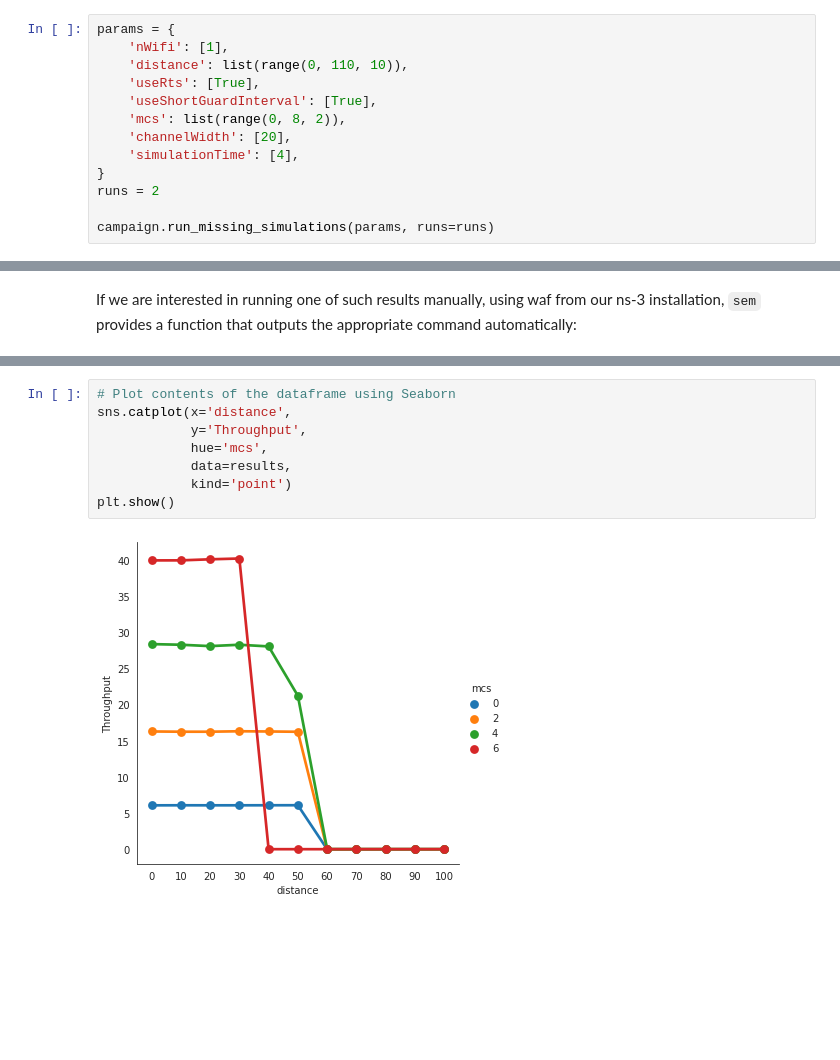
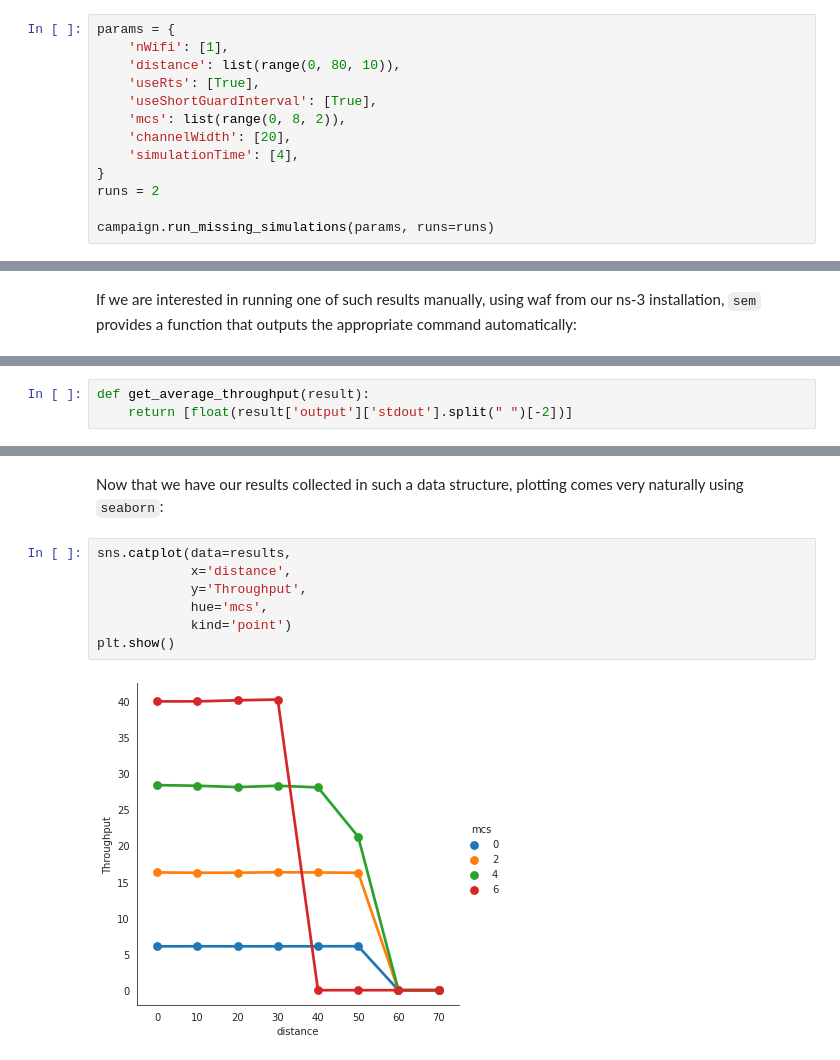
Before and after one commit to akshitpatel01/sem, a Jupyter notebook: examples/wifi-example.ipynb, the cells around one changed output, grey strips where cells are left out. Drawn from its saved outputs; the diff is of its cells as text; blank space fills up the shorter version.

```diff
--- a/examples/wifi-example.ipynb
+++ b/examples/wifi-example.ipynb
@@ -70,7 +70,7 @@ want ``sem`` to perform for each parameter combination.
 # %%
 params = {
     'nWifi': [1],
-    'distance': list(range(0, 110, 10)),
+    'distance': list(range(0, 80, 10)),
     'useRts': [True],
     'useShortGuardInterval': [True],
     'mcs': list(range(0, 8, 2)),
@@ -144,0 +154,3 @@ passed to ``get_results_as_dataframe``, that will call it on every result it nee
+# %%
+def get_average_throughput(result):
+    return [float(result['output']['stdout'].split(" ")[-2])]
@@ -158,10 +195,12 @@ results = campaign.get_results_as_dataframe(get_average_throughput,
+# %% [markdown]
+Now that we have our results collected in such a data structure, plotting comes
+very naturally using ``seaborn``:
 # %%
-# Plot contents of the dataframe using Seaborn
-sns.catplot(x='distance',
+sns.catplot(data=results,
+            x='distance',
             y='Throughput',
             hue='mcs',
-            data=results,
             kind='point')
 plt.show()
 # %% [output]
-[figure, old version]
+[figure, new version]
```
Also changed, not shown: parts of 23 cells of this notebook, 6 other files.
